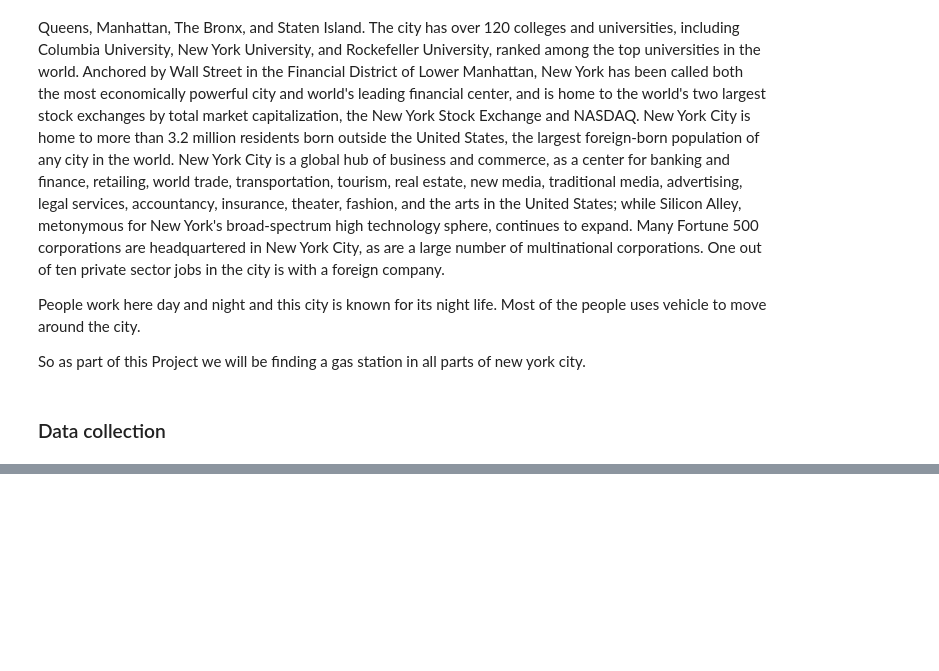
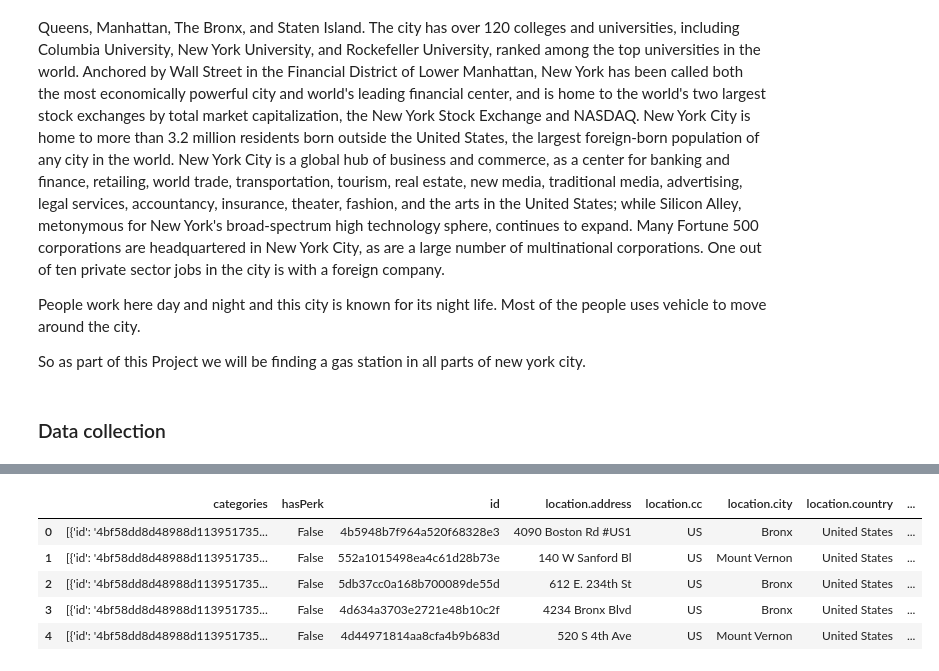
Before and after one commit to saraswati786/github-example, a Jupyter notebook: Capstone Project - week 4-5.ipynb, the cells around one changed output, grey strips where cells are left out. Saved outputs shown, nothing was run; the diff lists cells and outputs as text; code cells hidden in the pictures; blank space fills up the shorter version.

```diff
--- a/Capstone Project - week 4-5.ipynb
+++ b/Capstone Project - week 4-5.ipynb
@@ -31,0 +245,15 @@ ValueError: No tables found
+# %%
+# assign relevant part of JSON to venues
+from pandas.io.json import json_normalize
+venues = results['response']['venues']
+
+# tranform venues into a dataframe
+dataframe = json_normalize(venues)
+dataframe.head()
+# %% [output]
+|  | categories | hasPerk | id | location.address | location.cc | location.city | location.country | ... |
+| 0 | [{'id': '4bf58dd8d48988d113951735... | False | 4b5948b7f964a520f68328e3 | 4090 Boston Rd #US1 | US | Bronx | United States | ... |
+| 1 | [{'id': '4bf58dd8d48988d113951735... | False | 552a1015498ea4c61d28b73e | 140 W Sanford Bl | US | Mount Vernon | United States | ... |
+| 2 | [{'id': '4bf58dd8d48988d113951735... | False | 5db37cc0a168b700089de55d | 612 E. 234th St | US | Bronx | United States | ... |
+| 3 | [{'id': '4bf58dd8d48988d113951735... | False | 4d634a3703e2721e48b10c2f | 4234 Bronx Blvd | US | Bronx | United States | ... |
+| 4 | [{'id': '4bf58dd8d48988d113951735... | False | 4d44971814aa8cfa4b9b683d | 520 S 4th Ave | US | Mount Vernon | United States | ... |
```
Also changed, not shown: parts of 38 cells of this notebook.
